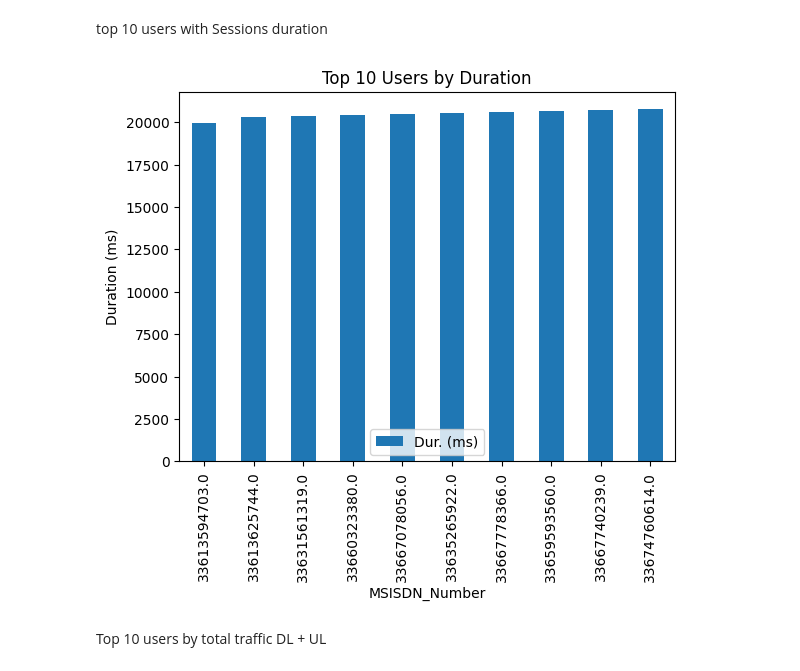
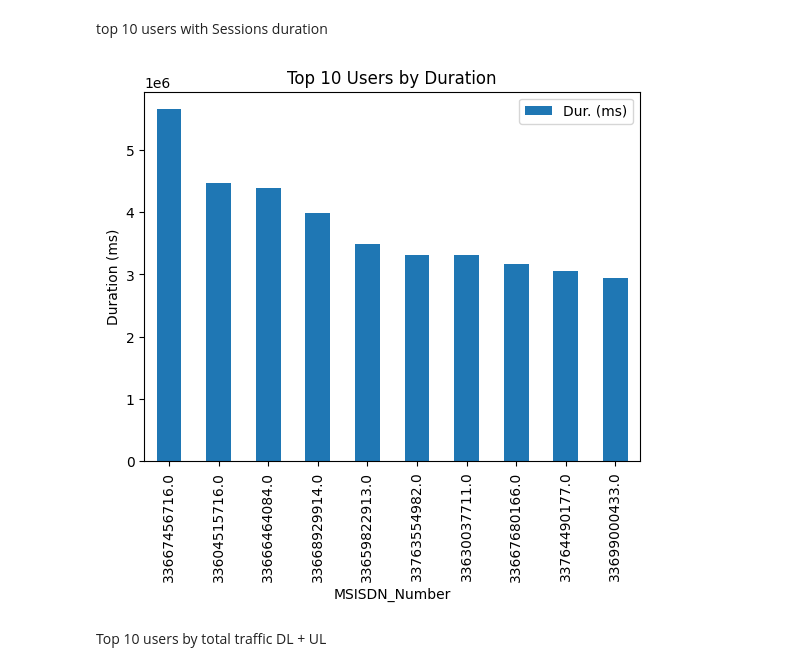
Before and after one commit to Eyouel-T/tellco, a Jupyter notebook: tellco.ipynb, the cells around one changed output. Drawn from its saved outputs; the diff is of its cells as text; code cells hidden in the pictures.

```diff
--- a/tellco.ipynb
+++ b/tellco.ipynb
@@ -208,15 +208,15 @@ plt.show()
 top 10 users with Sessions duration
 # %%
 users_session_duration = df.groupby("MSISDN/Number").agg({"Dur. (ms)": "sum"}) .reset_index()
-sorted_users = users_session_duration.sort_values("Dur. (ms)")
+sorted_users = users_session_duration.sort_values("Dur. (ms)",ascending=False)
 top_10_users_by_duration = sorted_users.head(10)
 top_10_users_by_duration.plot(kind='bar', x="MSISDN/Number", y= "Dur. (ms)")
 plt.xlabel('MSISDN_Number')
 plt.ylabel('Duration (ms)')
 plt.title('Top 10 Users by Duration')
 plt.show()
 # %% [output]
-[figure, old version]
+[figure, new version]
 # %% [markdown]
 Top 10 users by total traffic DL + UL
 # %%
```
Also changed, not shown: parts of 2 cells of this notebook.
